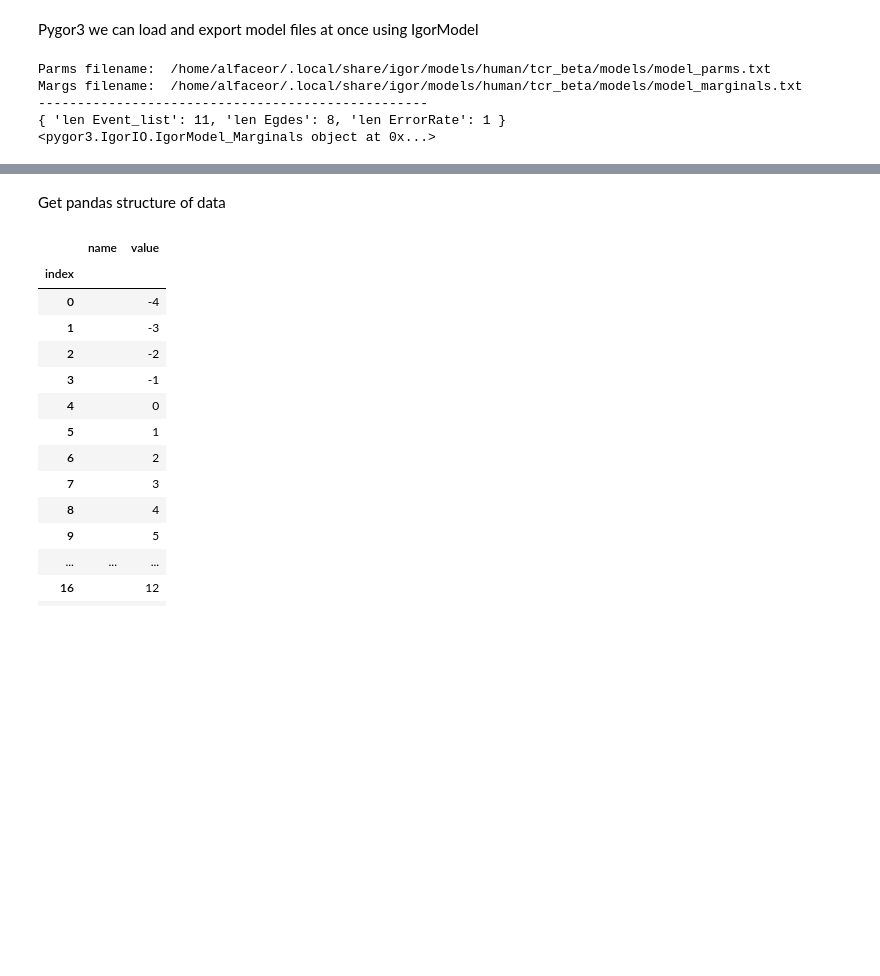
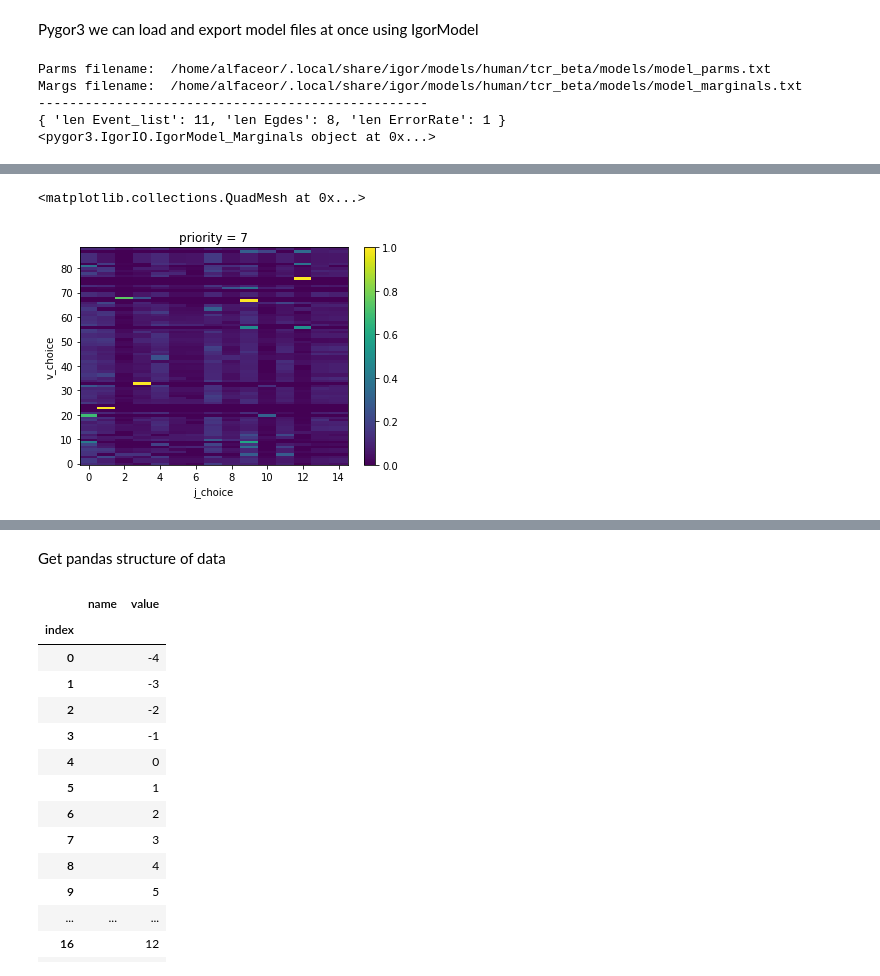
Before and after one commit to statbiophys/pygor3, a Jupyter notebook: Documentation.ipynb, the cells around one changed output, grey strips where cells are left out. Cells and saved outputs as stored; diff of their text form; code cells hidden in the pictures; blank space fills up the shorter version.

```diff
--- a/Documentation.ipynb
+++ b/Documentation.ipynb
@@ -56,0 +123,5 @@ Margs filename:  /home/alfaceor/.local/share/igor/models/human/tcr_beta/models/m
+# %%
+mdl.xdata['j_choice'].plot()
+# %% [output]
+<matplotlib.collections.QuadMesh at 0x...>
+[figure, added]
```
Also changed, not shown: parts of 13 cells of this notebook, 4 other files.
